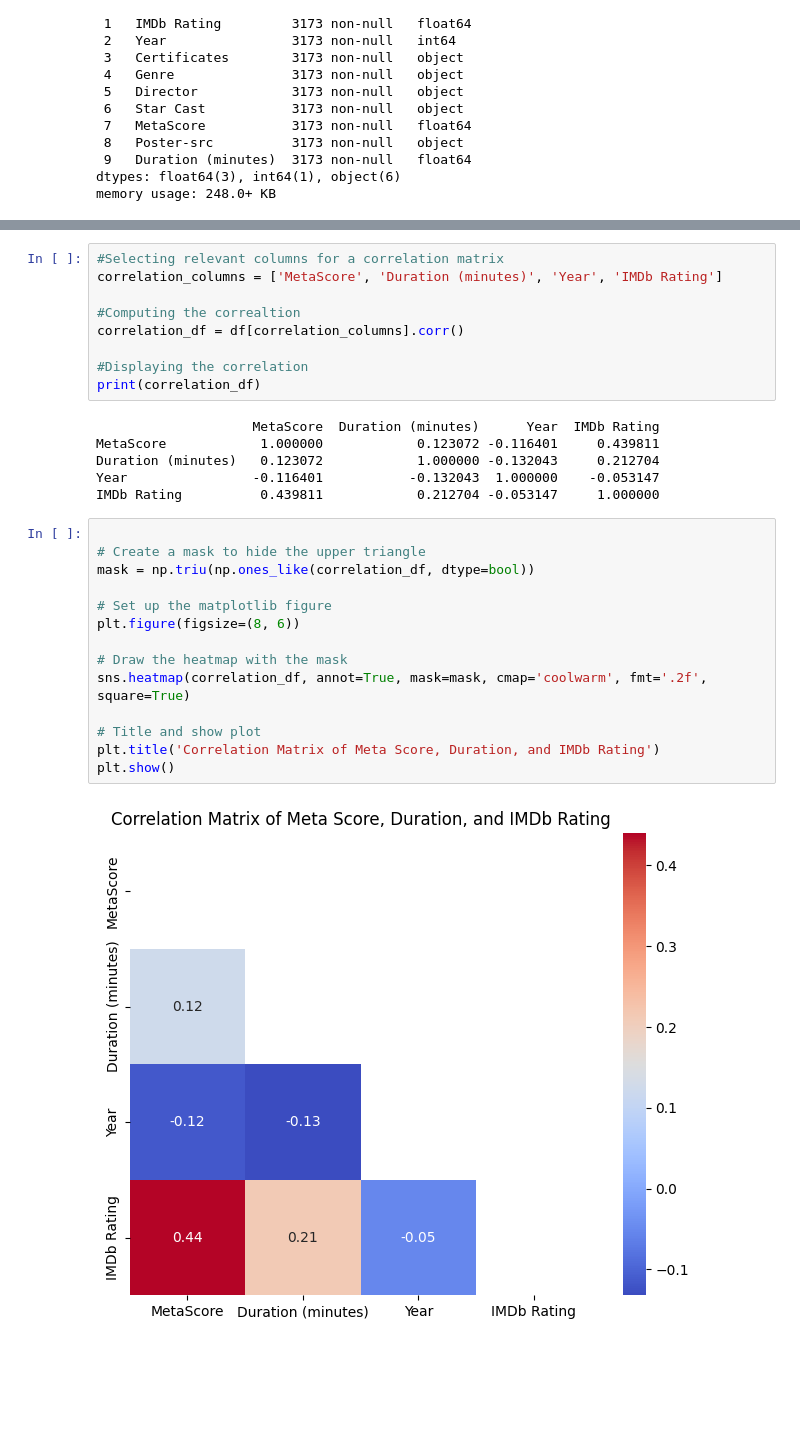
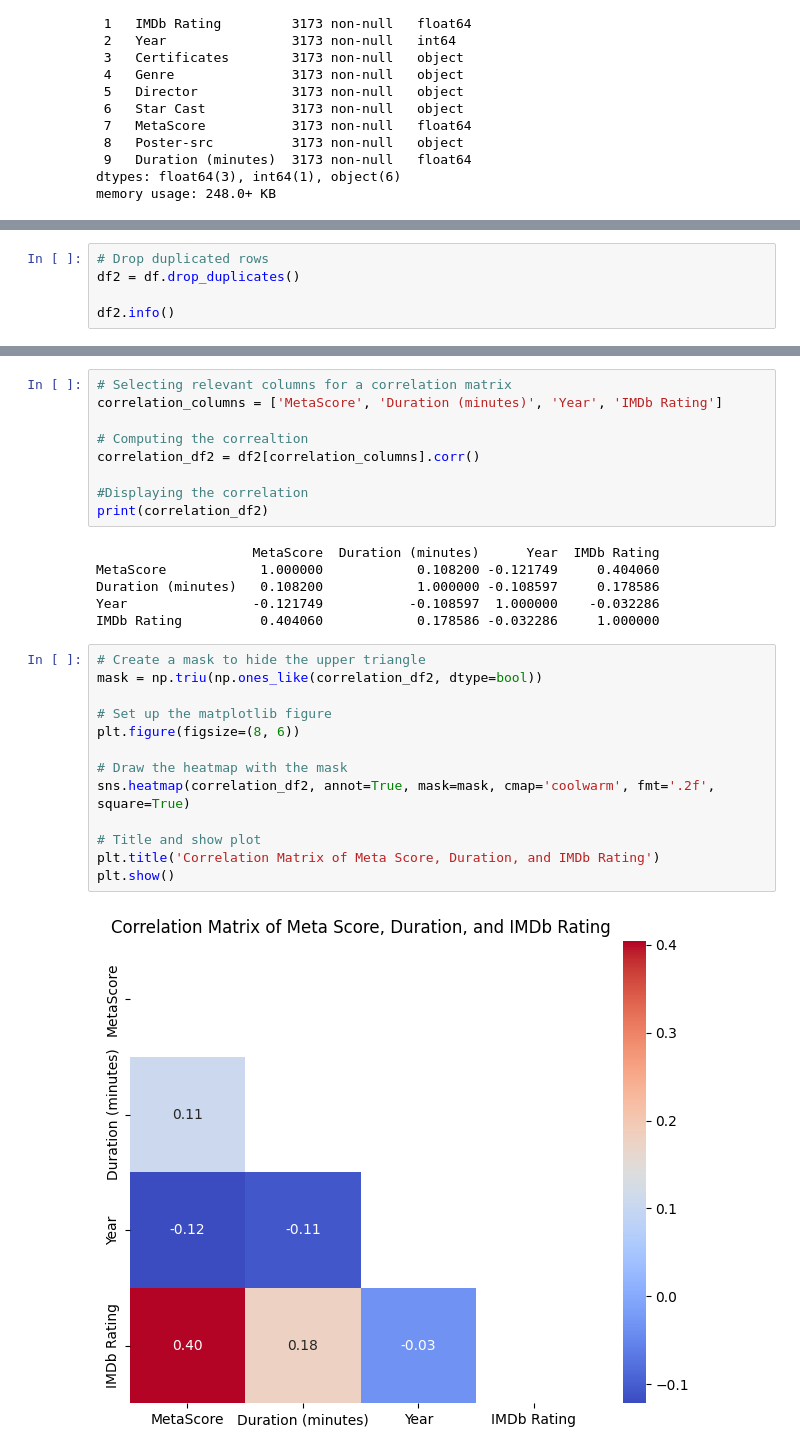
Before and after one commit to wayneflossien/102-final-project, a Jupyter notebook: 102-final_project.ipynb, the cells around one changed output, grey strips where cells are left out. Saved outputs shown, nothing was run; the diff lists cells and outputs as text; blank space fills up the shorter version.

```diff
--- a/102-final_project.ipynb
+++ b/102-final_project.ipynb
@@ -52,0 +71,5 @@ df_sorted.head()
+# %%
+# Drop duplicated rows
+df2 = df.drop_duplicates()
+
+df2.info()
@@ -77,35 +119,34 @@ Poster-src            0
 Duration (minutes)    0
 dtype: int64
 # %%
-#Selecting relevant columns for a correlation matrix
+# Selecting relevant columns for a correlation matrix
 correlation_columns = ['MetaScore', 'Duration (minutes)', 'Year', 'IMDb Rating']
 
-#Computing the correaltion
-correlation_df = df[correlation_columns].corr()
+# Computing the correaltion
+correlation_df2 = df2[correlation_columns].corr()
 
 #Displaying the correlation
-print(correlation_df)
+print(correlation_df2)
 # %% [output]
                     MetaScore  Duration (minutes)      Year  IMDb Rating
-MetaScore            1.000000            0.123072 -0.116401     0.439811
-Duration (minutes)   0.123072            1.000000 -0.132043     0.212704
-Year                -0.116401           -0.132043  1.000000    -0.053147
-IMDb Rating          0.439811            0.212704 -0.053147     1.000000
+MetaScore            1.000000            0.108200 -0.121749     0.404060
+Duration (minutes)   0.108200            1.000000 -0.108597     0.178586
+Year                -0.121749           -0.108597  1.000000    -0.032286
+IMDb Rating          0.404060            0.178586 -0.032286     1.000000
 # %%
-
 # Create a mask to hide the upper triangle
-mask = np.triu(np.ones_like(correlation_df, dtype=bool))
+mask = np.triu(np.ones_like(correlation_df2, dtype=bool))
 
 # Set up the matplotlib figure
 plt.figure(figsize=(8, 6))
 
 # Draw the heatmap with the mask
-sns.heatmap(correlation_df, annot=True, mask=mask, cmap='coolwarm', fmt='.2f', square=True)
+sns.heatmap(correlation_df2, annot=True, mask=mask, cmap='coolwarm', fmt='.2f', square=True)
 
 # Title and show plot
 plt.title('Correlation Matrix of Meta Score, Duration, and IMDb Rating')
 plt.show()
 # %% [output]
-[figure, old version]
+[figure, new version]
 # %%
 # Count the frequency of each certificate
```
Also changed, not shown: parts of 15 cells of this notebook.
